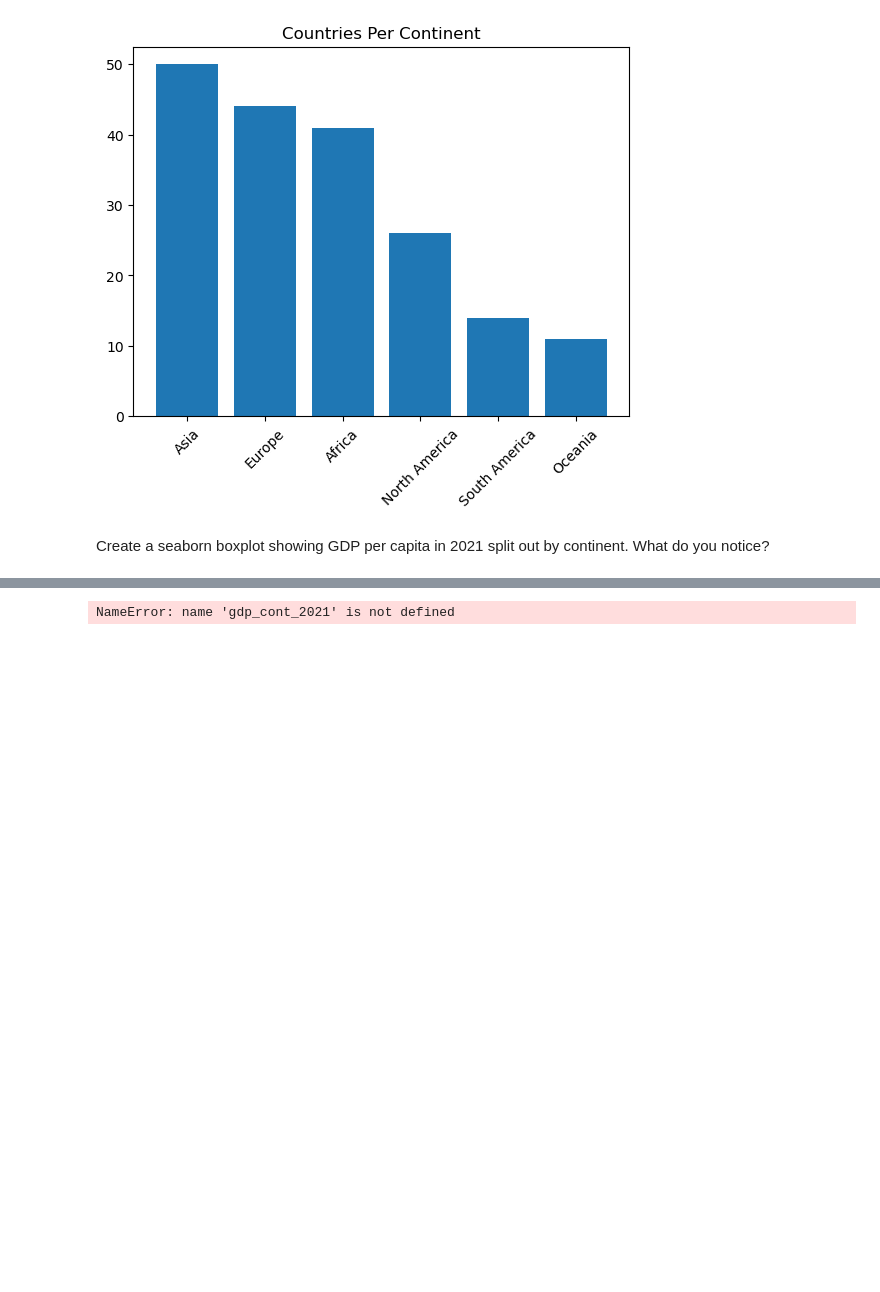
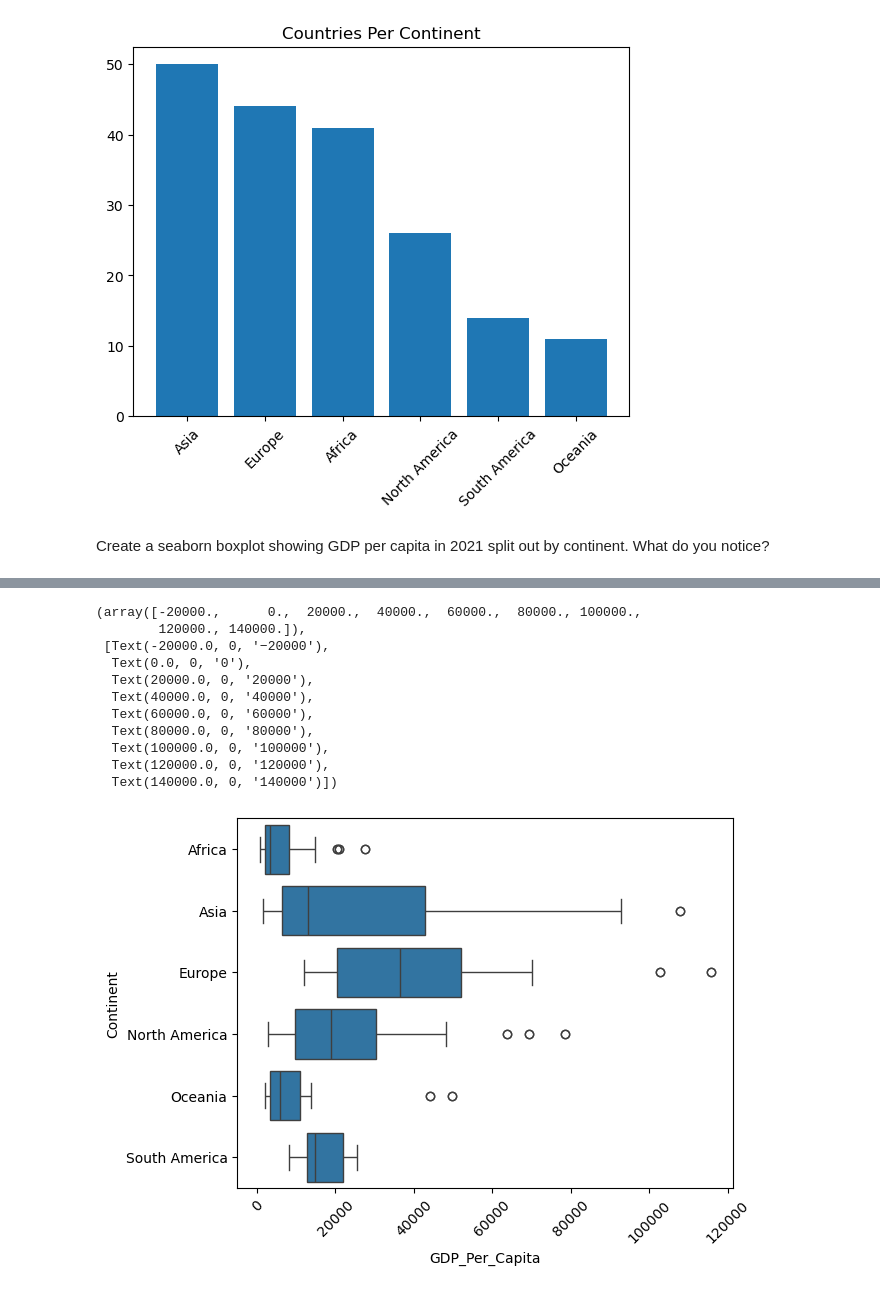
Before and after one commit to nss-data-science-cohort-8/un-exploration-Mythical-clj, a Jupyter notebook: notebooks/UN_Data_Exploration.ipynb, the cells around one changed output, grey strips where cells are left out. Saved outputs shown, nothing was run; the diff lists cells and outputs as text; code cells hidden in the pictures; blank space fills up the shorter version.

```diff
--- a/notebooks/UN_Data_Exploration.ipynb
+++ b/notebooks/UN_Data_Exploration.ipynb
@@ -226,0 +240,2 @@ gdp_cont_2021 = gdp_df.loc[gdp_df["Year"] == '2021',"Continent"]
+# %%
+gdp_cont_2021 = gdp_df.loc[gdp_df["Year"] == '2021']
@@ -226,0 +258,2 @@ gdp_cont_2021 = gdp_df.loc[gdp_df["Year"] == '2021',"Continent"]
+# %%
+gdp_2021_melted = gdp_cont_2021.melt(['Continent', 'GDP_Per_Capita']).drop_duplicates()
@@ -227,4 +276,16 @@ gdp_cont_2021 = gdp_df.loc[gdp_df["Year"] == '2021',"Continent"]
 # %%
-gdp_boxplot_2021 = sns.boxplot(gdp_cont_2021)
+sns.boxplot(data = gdp_2021_melted.sort_values('Continent'), x = 'GDP_Per_Capita', y = 'Continent');
+plt.xticks(rotation=45)
 # %% [output]
-NameError: name 'gdp_cont_2021' is not defined
+(array([-20000.,      0.,  20000.,  40000.,  60000.,  80000., 100000.,
+        120000., 140000.]),
+ [Text(-20000.0, 0, '−20000'),
+  Text(0.0, 0, '0'),
+  Text(20000.0, 0, '20000'),
+  Text(40000.0, 0, '40000'),
+  Text(60000.0, 0, '60000'),
+  Text(80000.0, 0, '80000'),
+  Text(100000.0, 0, '100000'),
+  Text(120000.0, 0, '120000'),
+  Text(140000.0, 0, '140000')])
+[figure, added]
```
Also changed, not shown: parts of 15 cells of this notebook.
